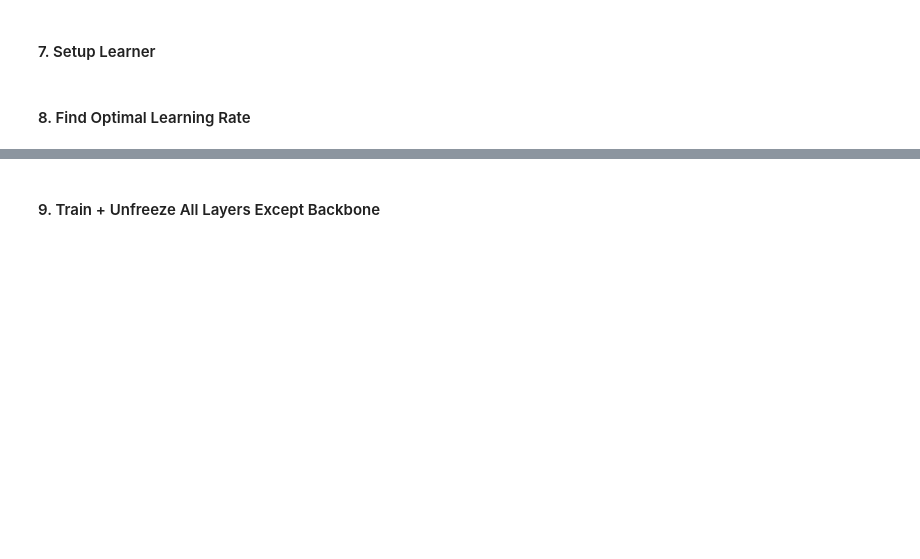
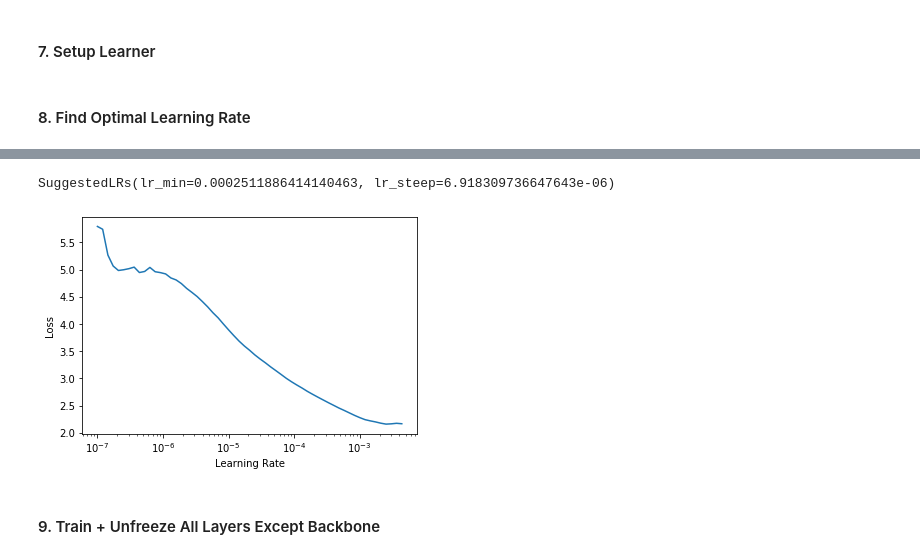
Before and after one commit to riven314/Wheat-Detection-2020, a Jupyter notebook: ipynb/test_train_loop.ipynb, the cells around one changed output, grey strips where cells are left out. Saved outputs shown, nothing was run; the diff lists cells and outputs as text; code cells hidden in the pictures; blank space fills up the shorter version.

```diff
--- a/ipynb/test_train_loop.ipynb
+++ b/ipynb/test_train_loop.ipynb
@@ -238,0 +237,3 @@ learn = WheatLearner(dls, model,
+# %%
+learn.lr_find()
+# %% [output]
@@ -238,0 +241,2 @@ learn = WheatLearner(dls, model,
+SuggestedLRs(lr_min=0.0002511886414140463, lr_steep=6.918309736647643e-06)
+[figure, added]
```
Also changed, not shown: parts of 6 cells of this notebook, 6 other files.
